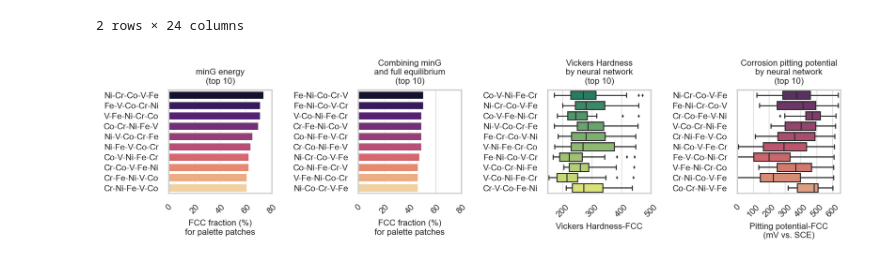
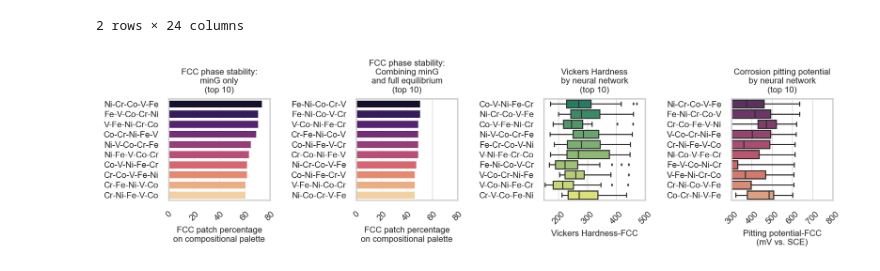
Before and after one commit to YXWU2014/combinatorial_mixing, a Jupyter notebook: v6_Fe_Cr_Ni_Co_V_Sputtering/v6_Fe_Cr_Ni_Co_V_SSS_FCC_byCompo_wt_pct_ML_fcc_edit.ipynb, the cells around one changed output. Cells and saved outputs as stored; diff of their text form; code cells hidden in the pictures.

```diff
--- a/v6_Fe_Cr_Ni_Co_V_Sputtering/v6_Fe_Cr_Ni_Co_V_SSS_FCC_byCompo_wt_pct_ML_fcc_edit.ipynb
+++ b/v6_Fe_Cr_Ni_Co_V_Sputtering/v6_Fe_Cr_Ni_Co_V_SSS_FCC_byCompo_wt_pct_ML_fcc_edit.ipynb
@@ -21,6 +21,8 @@ df_structures_Gmin_sort = df_structures.sort_values(
 df_structures_Gmineq_sort = df_structures.sort_values(
     by='Gmin_eq_FCC_fraction', ascending=False)
 
+top = 10
+
 display(df_structures_Gmin_sort.head(2))
 display(df_structures_Gmineq_sort.head(2))
 
@@ -43,67 +45,68 @@ font_size = 8
 
 #
 sns.barplot(y='ABCDE', x='Gmin_FCC_fraction', data=df_structures_Gmin_sort.head(
-    10), linewidth=1, ax=axs[0], palette="magma")
-axs[0].set_title("minG energy\n(top 10)", fontsize=font_size)
-axs[0].set_xlabel('FCC fraction (%)\nfor palette patches', fontsize=font_size)
+    top), linewidth=1, ax=axs[0], palette="magma")
+axs[0].set_title(f"FCC phase stability:\nminG only\n(top {top})",
+                 fontsize=font_size)
+axs[0].set_xlabel('FCC patch percentage\non compositional palette',
+                  fontsize=font_size)
 axs[0].set_ylabel('')
 axs[0].set_xlim([0, 80])
 axs[0].set_xticks(range(0, 81, 20))  # Fixed the range here
 axs[0].tick_params(axis='x', rotation=45)
 axs[0].tick_params(axis='both', labelsize=font_size)
-axs[0].set_box_aspect(1)
-
+axs[0].set_box_aspect(top/10)
 
 #
 sns.barplot(y='ABCDE', x='Gmin_eq_FCC_fraction', data=df_structures_Gmineq_sort.head(
-    10), linewidth=1, ax=axs[1], palette="magma")
-axs[1].set_title("Combining minG\nand full equilibrium\n(top 10)",
+    top), linewidth=1, ax=axs[1], palette="magma")
+axs[1].set_title(f"FCC phase stability:\nCombining minG\nand full equilibrium\n(top {top})",
                  fontsize=font_size)
-axs[1].set_xlabel('FCC fraction (%)\nfor palette patches',
+axs[1].set_xlabel('FCC patch percentage\non compositional palette',
                   fontsize=font_size)
 axs[1].set_ylabel('')
 axs[1].set_xlim([0, 80])
 axs[1].set_xticks(range(0, 81, 20))  # Fixed the range here
 axs[1].tick_params(axis='x', rotation=45)
 axs[1].tick_params(axis='both', labelsize=font_size)
-axs[1].set_box_aspect(1)
+axs[1].set_box_aspect(top/10)
 
 #
 H1_max_values = df_properties.groupby('compo_A_B_C_D_E')[
     'H1_new_pred_KFold_mean_FCC'].max()
-H1_sorted_groups = H1_max_values.sort_values(ascending=False).head(10).index
+H1_sorted_groups = H1_max_values.sort_values(ascending=False).head(top).index
 sns.boxplot(x="H1_new_pred_KFold_mean_FCC", y="compo_A_B_C_D_E", data=df_properties,
             linewidth=1, fliersize=1, palette="summer", order=H1_sorted_groups, ax=axs[2])
 axs[2].set_title(
-    'Vickers Hardness\nby neural network\n(top 10)', fontsize=font_size)
+    f'Vickers Hardness\nby neural network\n(top {top})', fontsize=font_size)
 axs[2].set_xlabel('Vickers Hardness-FCC', fontsize=font_size)
 axs[2].set_ylabel(None)
 # axs[2].set_yticklabels([])
 axs[2].set_xticks(range(0, 501, 100))
 axs[2].set_xlim([150, 500])
 axs[2].tick_params(axis='x', rotation=45)
 axs[2].tick_params(axis='both', labelsize=font_size)
-axs[2].set_box_aspect(1)
+axs[2].set_box_aspect(top/10)
 
 #
 C2_max_values = df_properties.groupby('compo_A_B_C_D_E')[
     'C2_new_pred_KFold_mean_FCC'].max()
-C2_sorted_groups = C2_max_values.sort_values(ascending=False).head(10).index
+C2_sorted_groups = C2_max_values.sort_values(ascending=False).head(top).index
 sns.boxplot(x="C2_new_pred_KFold_mean_FCC", y="compo_A_B_C_D_E", data=df_properties,
             linewidth=1, fliersize=1, palette="flare_r", order=C2_sorted_groups, ax=axs[3])
 axs[3].set_title(
-    'Corrosion pitting potential\nby neural network\n(top 10)', fontsize=font_size)
+    f'Corrosion pitting potential\nby neural network\n(top {top})', fontsize=font_size)
 axs[3].set_xlabel('Pitting potential-FCC\n(mV vs. SCE)',
                   fontsize=font_size)
 axs[3].set_ylabel(None)
-axs[3].set_xticks(range(0, 801, 100))
-axs[3].set_xlim([0, 650])
+axs[3].set_xticks(range(300, 801, 100))
+axs[3].set_xlim([300, 800])
 axs[3].tick_params(axis='x', rotation=45)
 axs[3].tick_params(axis='both', labelsize=font_size)
-axs[3].set_box_aspect(1)
+axs[3].set_box_aspect(top/10)
 
 plt.tight_layout()
 plt.savefig(fig_name+'.pdf', bbox_inches='tight')
 plt.show()
 # %% [output]
-[figure, old version]
+[figure, new version]
```
Also changed, not shown: 3 other files.
